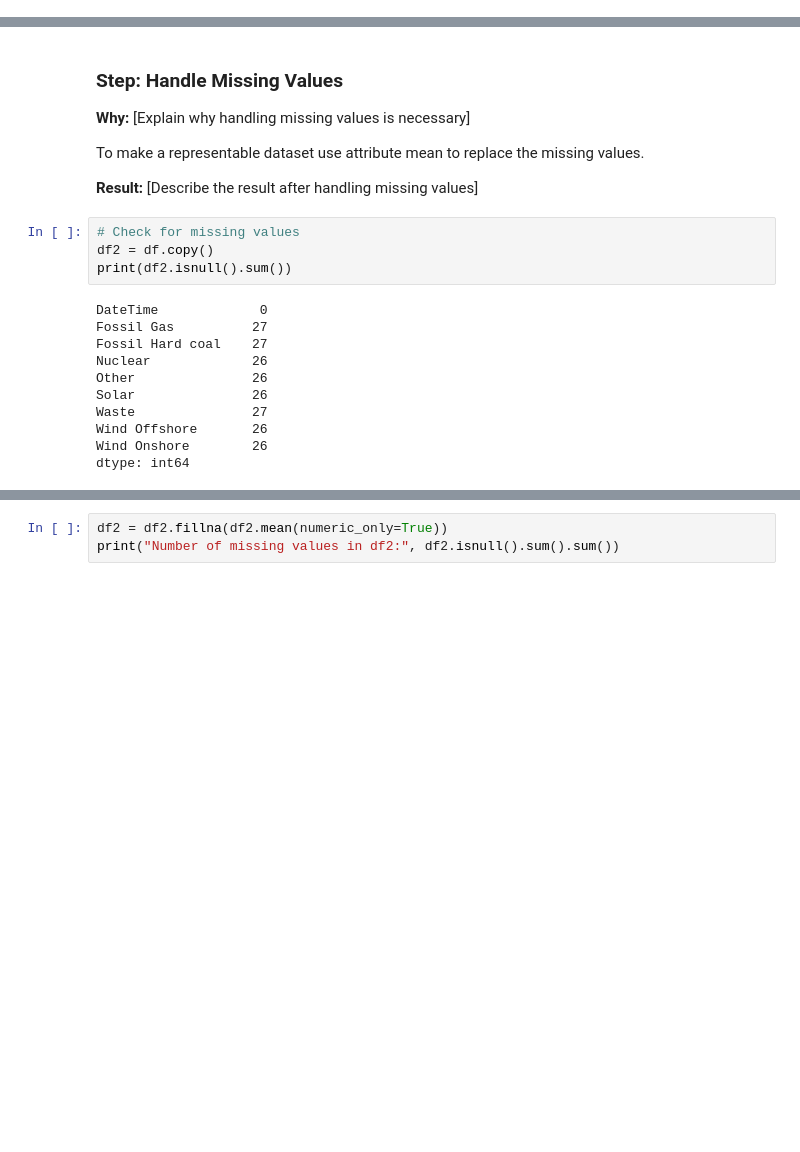
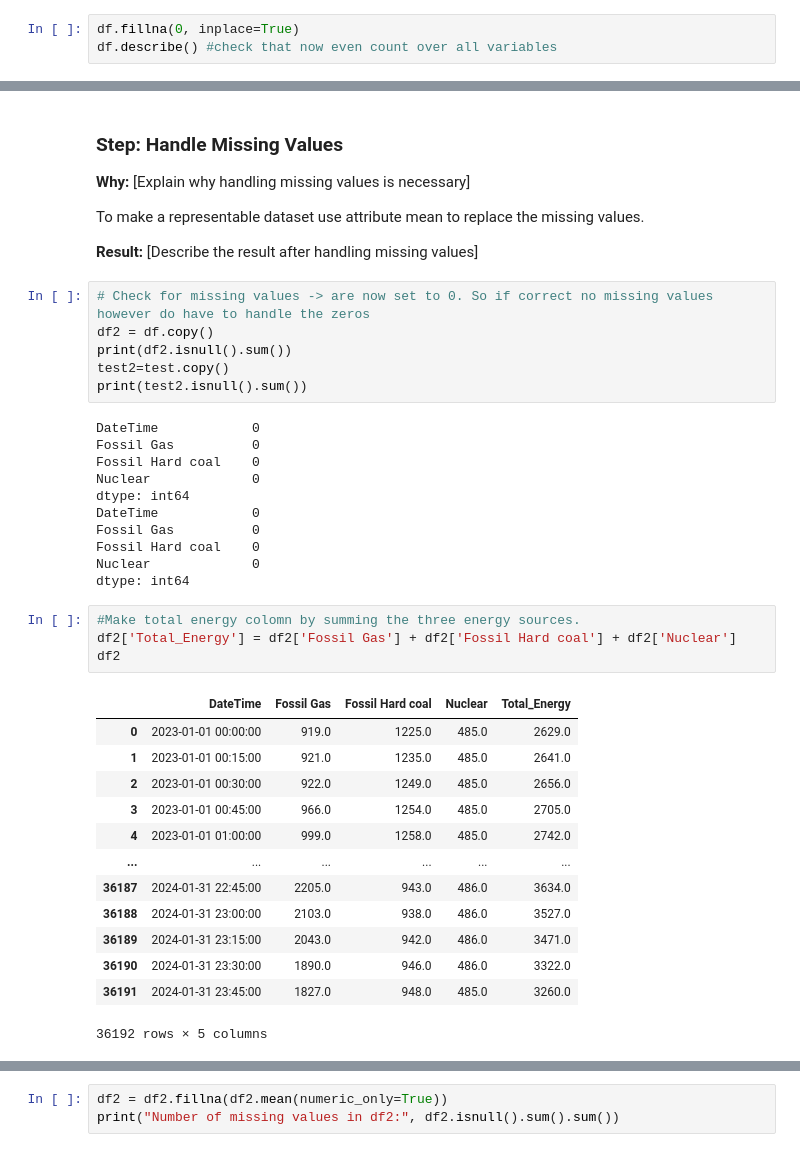
Before and after one commit to daphnemesquita2/1BM110, a Jupyter notebook: Assignment_1.ipynb, the cells around one changed output, grey strips where cells are left out. Saved outputs shown, nothing was run; the diff lists cells and outputs as text; blank space fills up the shorter version.

```diff
--- a/Assignment_1.ipynb
+++ b/Assignment_1.ipynb
@@ -142,0 +202,3 @@ df.describe()
+# %%
+df.fillna(0, inplace=True)
+df.describe() #check that now even count over all variables
@@ -194,17 +288,37 @@ use attribute mean to replace the missing values.
 
 **Result:** [Describe the result after handling missing values]
 # %%
-# Check for missing values
+# Check for missing values -> are now set to 0. So if correct no missing values however do have to handle the zeros
 df2 = df.copy()
 print(df2.isnull().sum())
+test2=test.copy()
+print(test2.isnull().sum())
 # %% [output]
-DateTime             0
-Fossil Gas          27
-Fossil Hard coal    27
-Nuclear             26
-Other               26
-Solar               26
-Waste               27
-Wind Offshore       26
-Wind Onshore        26
+DateTime            0
+Fossil Gas          0
+Fossil Hard coal    0
+Nuclear             0
 dtype: int64
+DateTime            0
+Fossil Gas          0
+Fossil Hard coal    0
+Nuclear             0
+dtype: int64
+# %%
+#Make total energy colomn by summing the three energy sources.
+df2['Total_Energy'] = df2['Fossil Gas'] + df2['Fossil Hard coal'] + df2['Nuclear']
+df2
+# %% [output]
+|  | DateTime | Fossil Gas | Fossil Hard coal | Nuclear | Total_Energy |
+| 0 | 2023-01-01 00:00:00 | 919.0 | 1225.0 | 485.0 | 2629.0 |
+| 1 | 2023-01-01 00:15:00 | 921.0 | 1235.0 | 485.0 | 2641.0 |
+| 2 | 2023-01-01 00:30:00 | 922.0 | 1249.0 | 485.0 | 2656.0 |
+| 3 | 2023-01-01 00:45:00 | 966.0 | 1254.0 | 485.0 | 2705.0 |
+| 4 | 2023-01-01 01:00:00 | 999.0 | 1258.0 | 485.0 | 2742.0 |
+| ... | ... | ... | ... | ... | ... |
+| 36187 | 2024-01-31 22:45:00 | 2205.0 | 943.0 | 486.0 | 3634.0 |
+| 36188 | 2024-01-31 23:00:00 | 2103.0 | 938.0 | 486.0 | 3527.0 |
+| 36189 | 2024-01-31 23:15:00 | 2043.0 | 942.0 | 486.0 | 3471.0 |
+| 36190 | 2024-01-31 23:30:00 | 1890.0 | 946.0 | 486.0 | 3322.0 |
+| 36191 | 2024-01-31 23:45:00 | 1827.0 | 948.0 | 485.0 | 3260.0 |
+36192 rows × 5 columns
```
Also changed, not shown: parts of 24 cells of this notebook.
